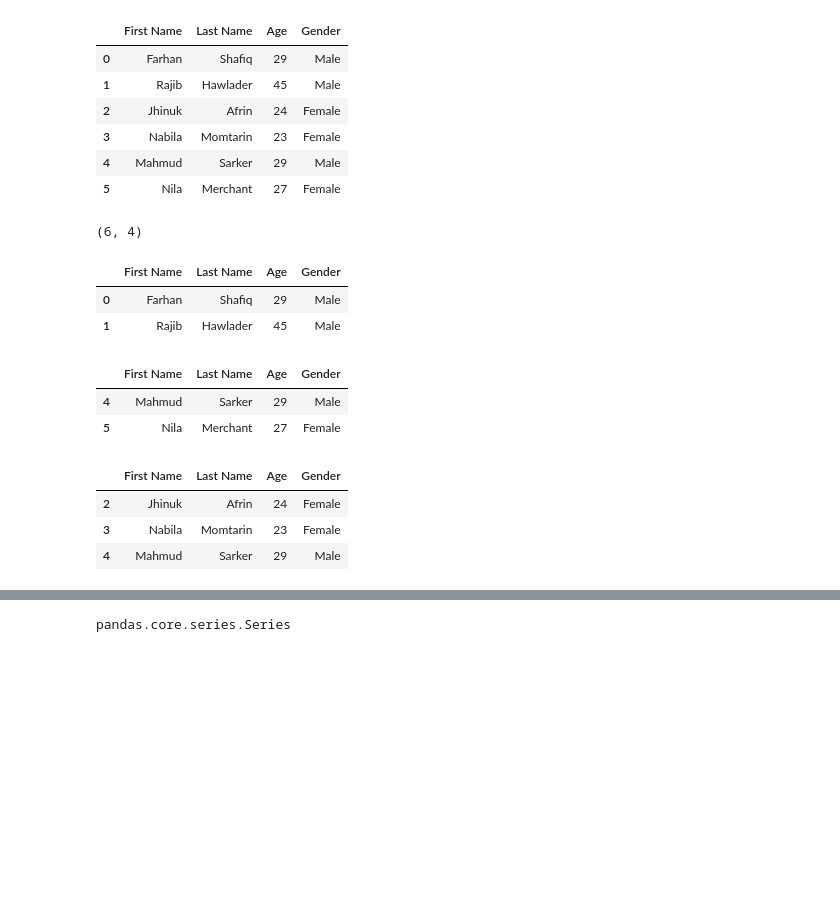
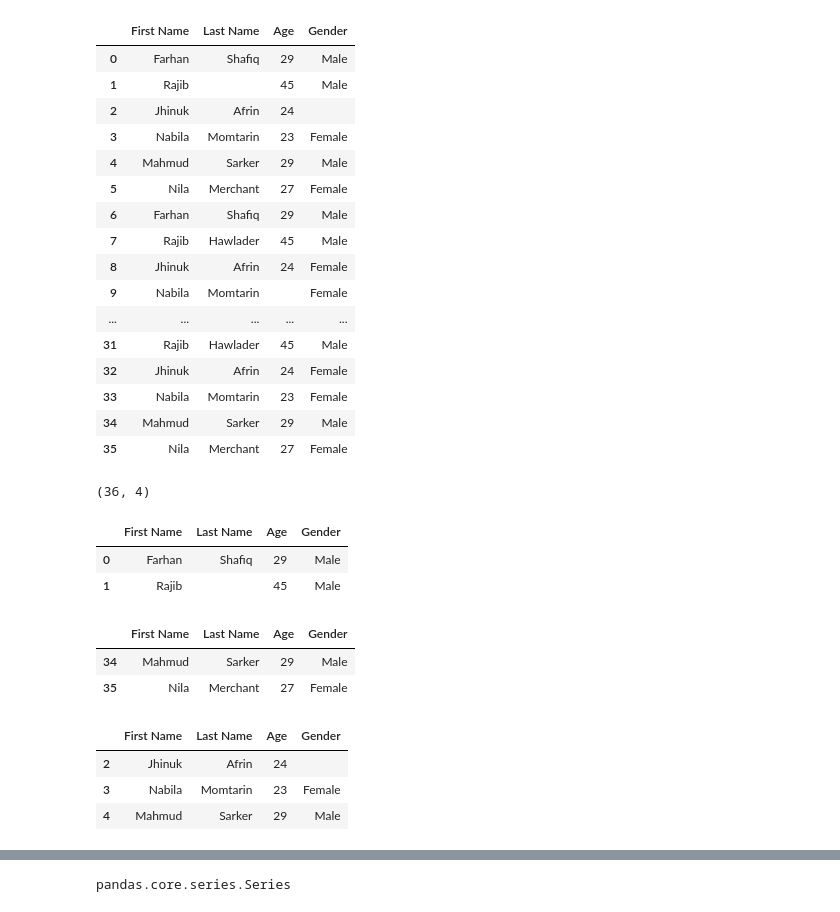
Before and after one commit to FarhanBinShafiq/pandass_practice, a Jupyter notebook: practice/pandass_codebasics/Dataframebasics_na.ipynb, the cells around one changed output, grey strips where cells are left out. Drawn from its saved outputs; the diff is of its cells as text; code cells hidden in the pictures; blank space fills up the shorter version.

```diff
--- a/practice/pandass_codebasics/Dataframebasics_na.ipynb
+++ b/practice/pandass_codebasics/Dataframebasics_na.ipynb
@@ -1,44 +1,86 @@
 # %%
 import pandas as pd
 # %%
-persondetail=[['Farhan','Shafiq',29,'Male'],
-             ['Rajib','Hawlader',45,'Male'],
-             ['Jhinuk','Afrin',24,'Female'],
-             ['Nabila','Momtarin',23,'Female'],
-             ['Mahmud','Sarker',29,'Male'],
-             ['Nila','Merchant',27,'Female']
+persondetail=[
+                ['Farhan','Shafiq',29,'Male'],
+                ['Rajib','',45, 'Male'],
+                ['Jhinuk','Afrin',24,''],
+                ['Nabila','Momtarin',23,'Female'],
+                ['Mahmud','Sarker',29,'Male'],
+                ['Nila', 'Merchant',27, 'Female'],
+                ['Farhan','Shafiq',29,'Male'],
+                ['Rajib', 'Hawlader',45, 'Male'],
+                ['Jhinuk', 'Afrin',24, 'Female'],
+                ['Nabila','Momtarin','','Female'],
+                ['Mahmud','Sarker',29,'Male'],
+                ['',' Merchant',27, 'Female'],
+                ['Farhan','Shafiq',29,'Male'],
+                ['','Hawlader',45,'Male'],
+                ['Jhinuk', 'Afrin',24, 'Female'],
+                ['Nabila','Momtarin',23,'Female'],
+                ['Mahmud','',29,'Male'],
+                ['Nila', 'Merchant',27, 'Female'],
+                ['Farhan','Shafiq',29],
+                ['','Hawlader',45, 'Male'],
+                ['Jhinuk', 'Afrin',24, 'Female'],
+                ['Nabila','',23,'Female'],
+                ['Mahmud','Sarker','','Male'],
+                ['Nila',' Merchant','', 'Female'],
+                ['Farhan','Shafiq','','Male'],
+                ['Rajib', 'Hawlader', 'Male'],
+                ['Jhinuk', 'Afrin',24, 'Female'],
+                ['Nabila','Momtarin',23,'Female'],
+                ['Mahmud','Sarker',29,'Male'],
+                ['Nila', 'Merchant',27, 'Female'],
+                ['Farhan','Shafiq',29,'Male'],
+                ['Rajib', 'Hawlader',45, 'Male'],
+                ['Jhinuk', 'Afrin',24, 'Female'],
+                ['Nabila','Momtarin',23,'Female'],
+                ['Mahmud','Sarker',29,'Male'],
+                ['Nila', 'Merchant',27, 'Female']
+
         ]
 df=pd.DataFrame(persondetail,columns=['First Name', 'Last Name','Age','Gender'])
 df
 # %% [output]
 |  | First Name | Last Name | Age | Gender |
 | 0 | Farhan | Shafiq | 29 | Male |
-| 1 | Rajib | Hawlader | 45 | Male |
-| 2 | Jhinuk | Afrin | 24 | Female |
+| 1 | Rajib |  | 45 | Male |
+| 2 | Jhinuk | Afrin | 24 |  |
 | 3 | Nabila | Momtarin | 23 | Female |
 | 4 | Mahmud | Sarker | 29 | Male |
 | 5 | Nila | Merchant | 27 | Female |
+| 6 | Farhan | Shafiq | 29 | Male |
+| 7 | Rajib | Hawlader | 45 | Male |
+| 8 | Jhinuk | Afrin | 24 | Female |
+| 9 | Nabila | Momtarin |  | Female |
+| ... | ... | ... | ... | ... |
+| 31 | Rajib | Hawlader | 45 | Male |
+| 32 | Jhinuk | Afrin | 24 | Female |
+| 33 | Nabila | Momtarin | 23 | Female |
+| 34 | Mahmud | Sarker | 29 | Male |
+| 35 | Nila | Merchant | 27 | Female |
 # %%
 df.shape ##row/and column finding
 # %% [output]
-(6, 4)
+(36, 4)
 # %%
 df.head(2) ## head is using to finding the given number of rows from upper side
 # %% [output]
 |  | First Name | Last Name | Age | Gender |
 | 0 | Farhan | Shafiq | 29 | Male |
-| 1 | Rajib | Hawlader | 45 | Male |
+| 1 | Rajib |  | 45 | Male |
 # %%
 df.tail(2) ## tail is using to finding the given number of rows from lower side
 # %% [output]
 |  | First Name | Last Name | Age | Gender |
-| 4 | Mahmud | Sarker | 29 | Male |
-| 5 | Nila | Merchant | 27 | Female |
+| 34 | Mahmud | Sarker | 29 | Male |
+| 35 | Nila | Merchant | 27 | Female |
 # %%
 df[2:5] #using this pattern will print the columns from starting from column to (ending-1)---->here its start from column 2 and end in 4 cause this patter isn't accept the last one
 # %% [output]
 |  | First Name | Last Name | Age | Gender |
-| 2 | Jhinuk | Afrin | 24 | Female |
+| 2 | Jhinuk | Afrin | 24 |  |
 | 3 | Nabila | Momtarin | 23 | Female |
 | 4 | Mahmud | Sarker | 29 | Male |
 # %%
```
Also changed, not shown: parts of 15 cells of this notebook, 3 other files.
